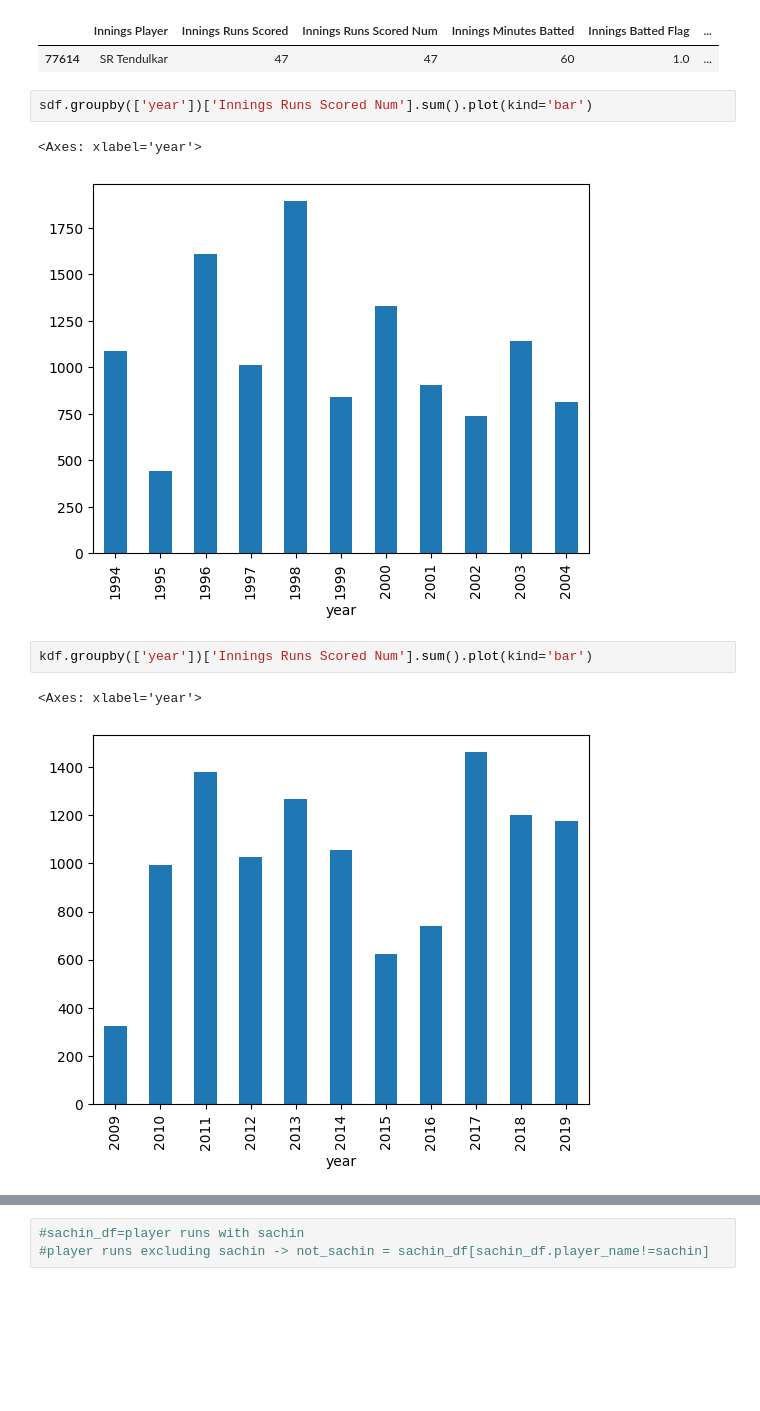
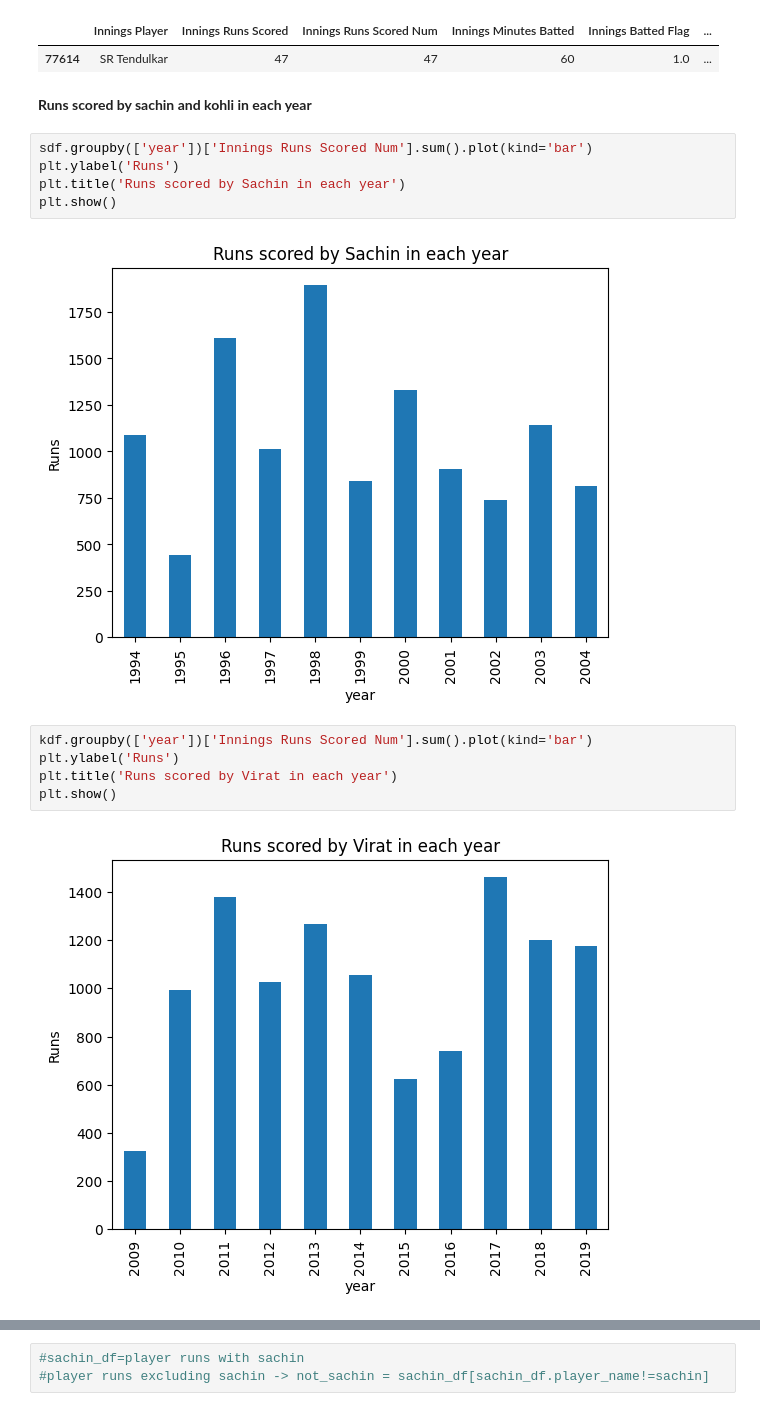
Before and after one commit to mayankpatil07/SACHIN-VS-VIRAT, a Jupyter notebook: Sachin_VS_Virat.ipynb, the cells around one changed output, grey strips where cells are left out. Saved outputs shown, nothing was run; the diff lists cells and outputs as text; blank space fills up the shorter version.

```diff
--- a/Sachin_VS_Virat.ipynb
+++ b/Sachin_VS_Virat.ipynb
@@ -344,13 +385,19 @@ sdf.head(1)
 # %% [output]
 |  | Innings Player | Innings Runs Scored | Innings Runs Scored Num | Innings Minutes Batted | Innings Batted Flag | ... |
 | 77614 | SR Tendulkar | 47 | 47 | 60 | 1.0 | ... |
+# %% [markdown]
+**Runs scored by sachin and kohli in each year**
 # %%
 sdf.groupby(['year'])['Innings Runs Scored Num'].sum().plot(kind='bar')
+plt.ylabel('Runs')
+plt.title('Runs scored by Sachin in each year')
+plt.show()
 # %% [output]
-<Axes: xlabel='year'>
-[figure, old version]
+[figure, new version]
 # %%
 kdf.groupby(['year'])['Innings Runs Scored Num'].sum().plot(kind='bar')
+plt.ylabel('Runs')
+plt.title('Runs scored by Virat in each year')
+plt.show()
 # %% [output]
-<Axes: xlabel='year'>
-[figure, old version]
+[figure, new version]
```
Also changed, not shown: parts of 50 cells of this notebook.
